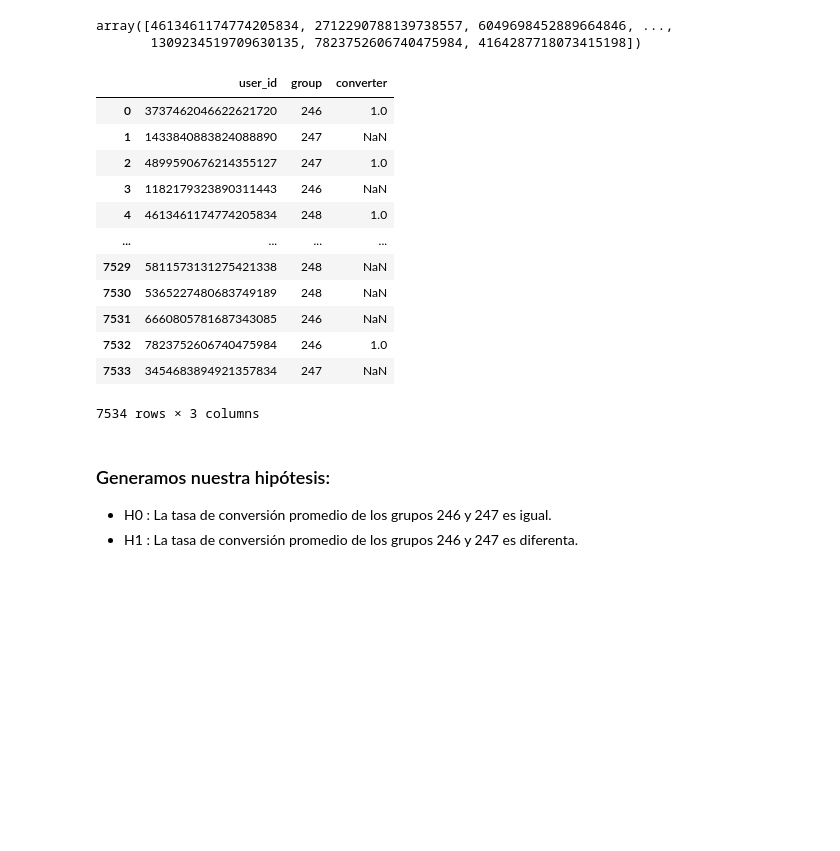
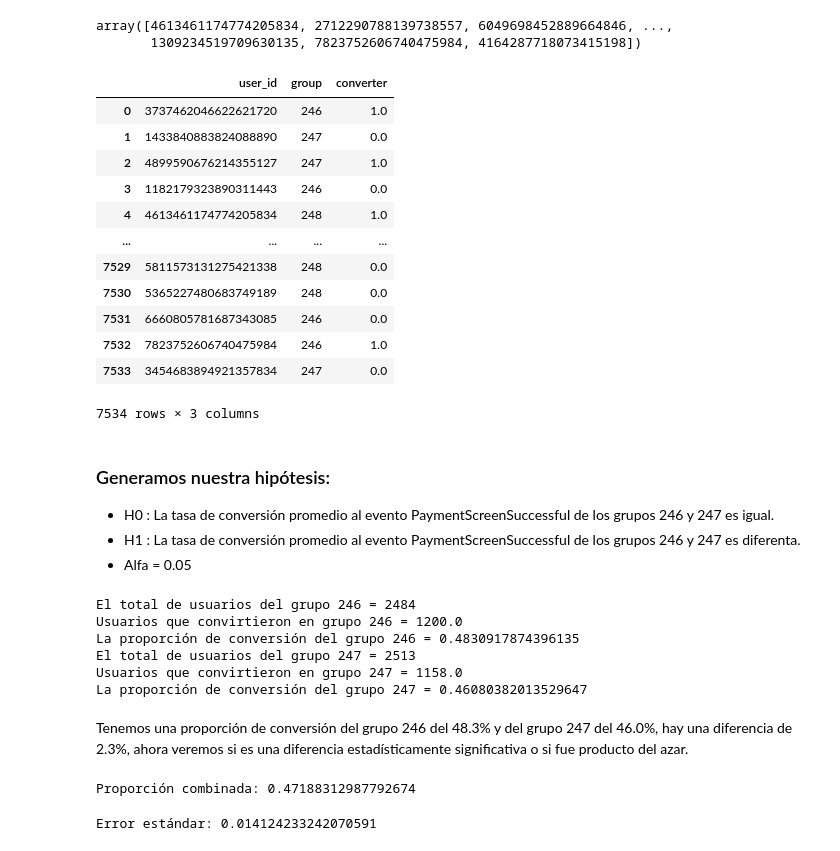
Before and after one commit to pedro-pali/Investigacion_comportamiento_usuario, a Jupyter notebook: Proyecto_11.ipynb, the cells around one changed output. Saved outputs shown, nothing was run; the diff lists cells and outputs as text; code cells hidden in the pictures; blank space fills up the shorter version.

```diff
--- a/Proyecto_11.ipynb
+++ b/Proyecto_11.ipynb
@@ -338,37 +338,79 @@ user_in_group
 7534 rows × 2 columns
 # %%
 # Convertimos los usuarios que llegaron hasta el pago
-user_convertion = leaked_logs[leaked_logs['event_name'] == 'PaymentScreenSuccessful']['user_id'].unique()
-user_convertion
+user_convertion_payment = leaked_logs[leaked_logs['event_name'] == 'PaymentScreenSuccessful']['user_id'].unique()
+user_convertion_payment
 # %% [output]
 array([4613461174774205834, 2712290788139738557, 6049698452889664846, ...,
        1309234519709630135, 7823752606740475984, 4164287718073415198])
 # %%
 # Genermos un DataFrame para poder unirlo a user_in_group y tener toda la info completa
-df_convertion = pd.DataFrame(data = {
-    'user_id': user_convertion,
+df_convertion_1 = pd.DataFrame(data = {
+    'user_id': user_convertion_payment,
     'converter': 1
 })
 
 # Ahora unimos los dos DataFrame
-convertion = user_in_group.merge(df_convertion, on= 'user_id', how= 'left')
-convertion['converter'].fillna(0)
-convertion
+convertion_payment = user_in_group.merge(df_convertion_1, on= 'user_id', how= 'left')
+convertion_payment.fillna({'converter': 0}, inplace=True)
+convertion_payment
 # %% [output]
 |  | user_id | group | converter |
 | 0 | 3737462046622621720 | 246 | 1.0 |
-| 1 | 1433840883824088890 | 247 | NaN |
+| 1 | 1433840883824088890 | 247 | 0.0 |
 | 2 | 4899590676214355127 | 247 | 1.0 |
-| 3 | 1182179323890311443 | 246 | NaN |
+| 3 | 1182179323890311443 | 246 | 0.0 |
 | 4 | 4613461174774205834 | 248 | 1.0 |
 | ... | ... | ... | ... |
-| 7529 | 5811573131275421338 | 248 | NaN |
-| 7530 | 5365227480683749189 | 248 | NaN |
-| 7531 | 6660805781687343085 | 246 | NaN |
+| 7529 | 5811573131275421338 | 248 | 0.0 |
+| 7530 | 5365227480683749189 | 248 | 0.0 |
+| 7531 | 6660805781687343085 | 246 | 0.0 |
 | 7532 | 7823752606740475984 | 246 | 1.0 |
-| 7533 | 3454683894921357834 | 247 | NaN |
+| 7533 | 3454683894921357834 | 247 | 0.0 |
 7534 rows × 3 columns
 # %% [markdown]
 ### Generamos nuestra hipótesis:
-- H0 : La tasa de conversión promedio de los grupos 246 y 247 es igual.
-- H1 : La tasa de conversión promedio de los grupos 246 y 247 es diferenta.
+- H0 : La tasa de conversión promedio al evento PaymentScreenSuccessful de los grupos 246 y 247 es igual.
+- H1 : La tasa de conversión promedio al evento PaymentScreenSuccessful de los grupos 246 y 247 es diferenta.
+- Alfa = 0.05
+# %%
+# Grupo 246
+group_246 = convertion_payment[convertion_payment['group'] == '246']
+n1 = len(group_246)
+x1 = group_246['converter'].sum()
+p1 = x1 / n1
+print(f"El total de usuarios del grupo 246 = {n1}")
+print(f"Usuarios que convirtieron en grupo 246 = {x1} ")
+print(f"La proporción de conversión del grupo 246 = {p1} ")
+
+# Grupo 247
+group_247 = convertion_payment[convertion_payment['group'] == '247']
+n2 = len(group_247)
+x2 = group_247['converter'].sum()
+p2 = x2 / n2
+print(f"El total de usuarios del grupo 247 = {n2}")
+print(f"Usuarios que convirtieron en grupo 247 = {x2} ")
+print(f"La proporción de conversión del grupo 247 = {p2} ")
+
+alpha = 0.05
+# %% [output]
+El total de usuarios del grupo 246 = 2484
+Usuarios que convirtieron en grupo 246 = 1200.0
+La proporción de conversión del grupo 246 = 0.4830917874396135
+El total de usuarios del grupo 247 = 2513
+Usuarios que convirtieron en grupo 247 = 1158.0
+La proporción de conversión del grupo 247 = 0.46080382013529647
+# %% [markdown]
+Tenemos una proporción de conversión del grupo 246 del 48.3% y del grupo 247 del 46.0%, hay una diferencia de 2.3%, ahora veremos si es una diferencia estadísticamente significativa o si fue producto del azar.
+# %%
+# Proporción pooled
+p_pooled = (x1 + x2) / (n1 + n2)
+print(f"Proporción combinada: {p_pooled}")
+# %% [output]
+Proporción combinada: 0.47188312987792674
+# %%
+# Error estándar
+SE = mth.sqrt(p_pooled * (1 - p_pooled) * (1/n1 + 1/n2))
+print(f"Error estándar: {SE}")
+# %% [output]
+Error estándar: 0.014124233242070591
```
Also changed, not shown: parts of 39 cells of this notebook, 1 other file.
